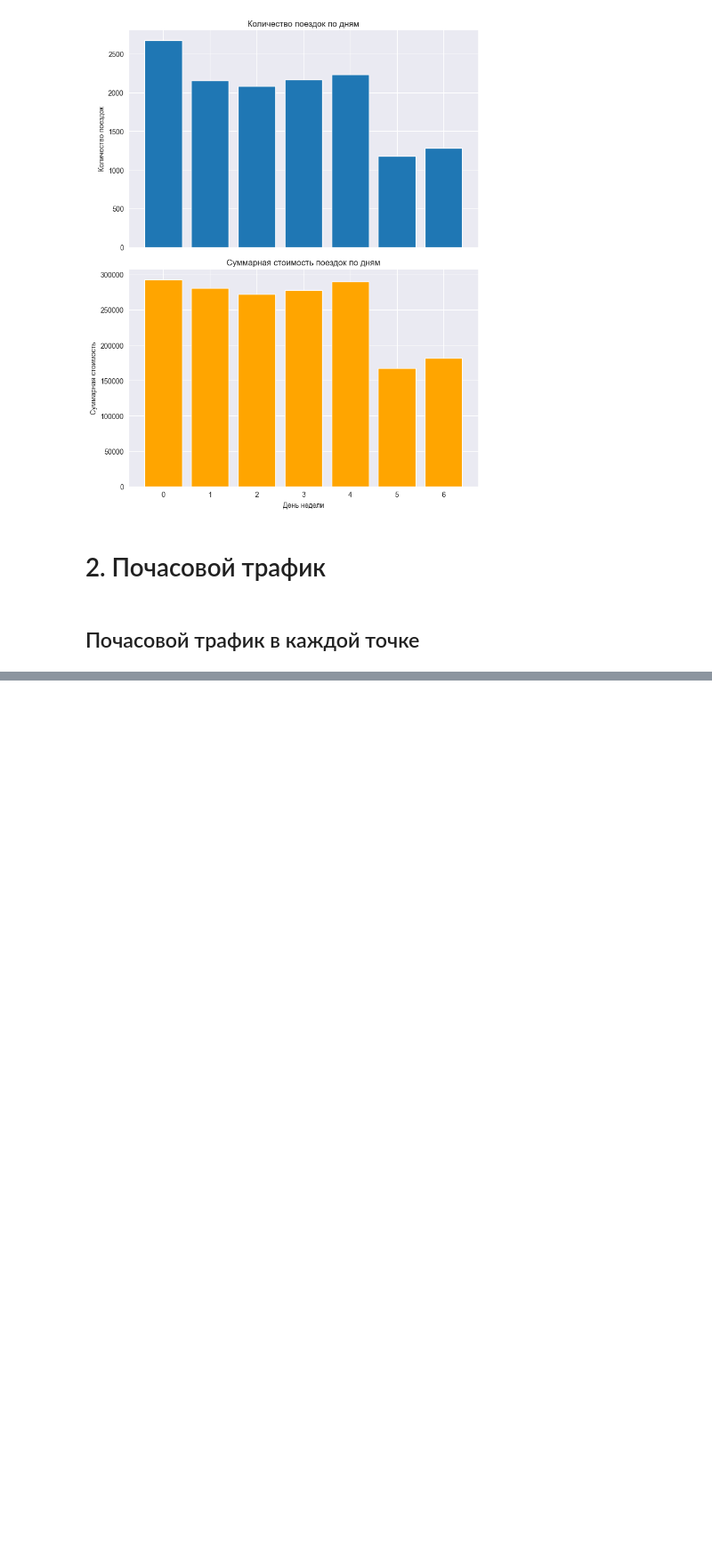
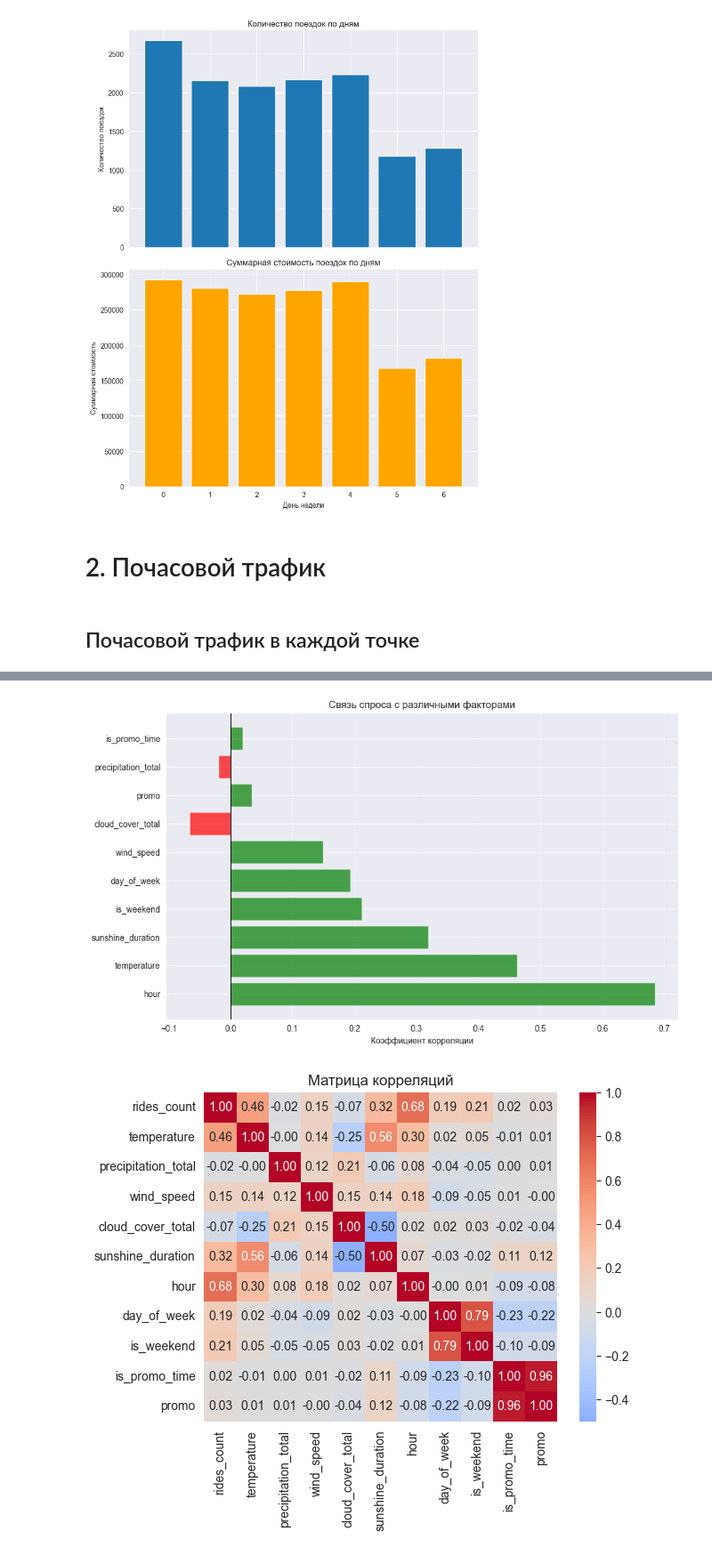
Before and after one commit to Teddy-Ro/scooter-demand-regression, a Jupyter notebook: calculations_and_research.ipynb, the cells around one changed output, grey strips where cells are left out. Shown at 89% size. Saved outputs shown, nothing was run; the diff lists cells and outputs as text; code cells hidden in the pictures; blank space fills up the shorter version.

```diff
--- a/calculations_and_research.ipynb
+++ b/calculations_and_research.ipynb
@@ -233,0 +529,13 @@ print("Файл rides_calc.csv успешно сохранен.")
+# %%
+# Создаем временную метку для группировки (округляем до часа)
+df_rides['start_hour'] = df_rides['start_date'].dt.floor('h')
+
+# Агрегируем спрос по часам
+demand = df_rides.groupby('start_hour').agg({
+    'id': 'count',           # количество поездок = СПРОС
+    'promo': 'sum',          # сколько поездок с промокодом
+    'distance': 'mean',      # средняя дистанция
+    'duration': 'mean'       # средняя длительность
+}).rename(columns={'id': 'rides_count'})
+
+print("Спрос по часам готов:", len(demand), "записей")
@@ -233,0 +573,14 @@ print("Файл rides_calc.csv успешно сохранен.")
+# %%
+# Загружаем погоду
+df_weather = pd.read_csv('data/weather_processed.csv', parse_dates=['datetime'])
+
+# Объединяем спрос и погоду по времени
+df_analysis = demand.merge(
+    df_weather,
+    left_index=True,        # индекс demand — это start_hour
+    right_on='datetime',     # столбец datetime в погоде
+    how='inner'             # берем только совпадающие записи
+)
+
+print(f"Объединенный датасет: {len(df_analysis)} записей")
+print(df_analysis.columns.tolist())
@@ -233,0 +632,21 @@ print("Файл rides_calc.csv успешно сохранен.")
+# %%
+
+#  График корреляций
+plt.figure(figsize=(10, 6))
+colors = ['green' if x > 0 else 'red' for x in results['Корреляция']]
+plt.barh(results['Признак'], results['Корреляция'], color=colors, alpha=0.7)
+plt.axvline(x=0, color='black', linestyle='-', linewidth=0.8)
+plt.xlabel('Коэффициент корреляции')
+plt.title('Связь спроса с различными факторами')
+plt.grid(axis='x', alpha=0.3)
+plt.tight_layout()
+plt.show()
+
+# Тепловая карта
+correlation_matrix = df_analysis[['rides_count'] + all_features].corr()
+sns.heatmap(correlation_matrix, annot=True, fmt='.2f', cmap='coolwarm', center=0)
+plt.title('Матрица корреляций')
+plt.show()
+# %% [output]
+[figure, added]
+[figure, added]
```
Also changed, not shown: parts of 21 cells of this notebook, 1 other file.
